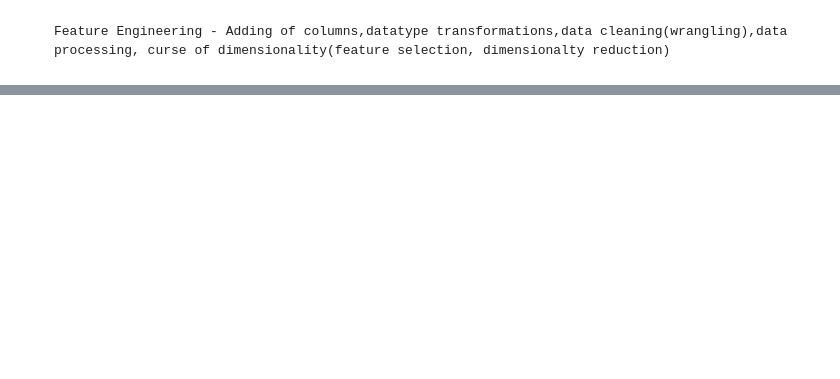
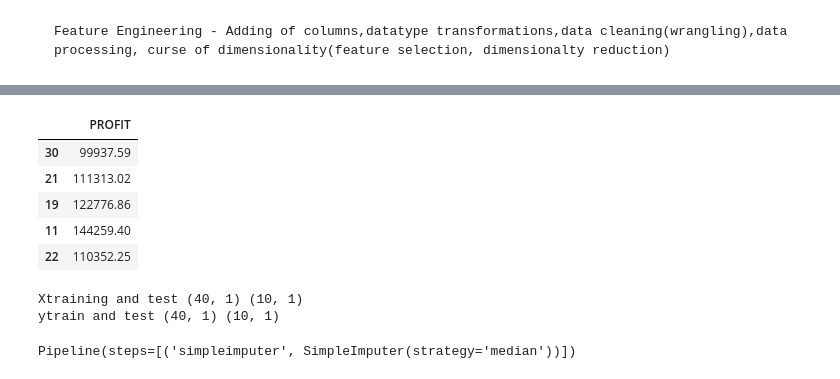
Before and after one commit to rushidhende06-pixel/Machine-learning, a Jupyter notebook: linear regression/Simple Linear Regression.ipynb, the cells around one changed output, grey strips where cells are left out. Drawn from its saved outputs; the diff is of its cells as text; code cells hidden in the pictures; blank space fills up the shorter version.

```diff
--- a/linear regression/Simple Linear Regression.ipynb
+++ b/linear regression/Simple Linear Regression.ipynb
@@ -99,0 +165,19 @@ Y.head()
+# %%
+ytrain.head()
+# %% [output]
+|  | PROFIT |
+| 30 | 99937.59 |
+| 21 | 111313.02 |
+| 19 | 122776.86 |
+| 11 | 144259.40 |
+| 22 | 110352.25 |
+# %%
+print("Xtraining and test",xtrain.shape,xtest.shape)
+print("ytrain and test",ytrain.shape,ytest.shape)
+# %% [output]
+Xtraining and test (40, 1) (10, 1)
+ytrain and test (40, 1) (10, 1)
+# %%
+num_pipe.fit(xtrain)
+# %% [output]
+Pipeline(steps=[('simpleimputer', SimpleImputer(strategy='median'))])
```
Also changed, not shown: parts of 19 cells of this notebook.
